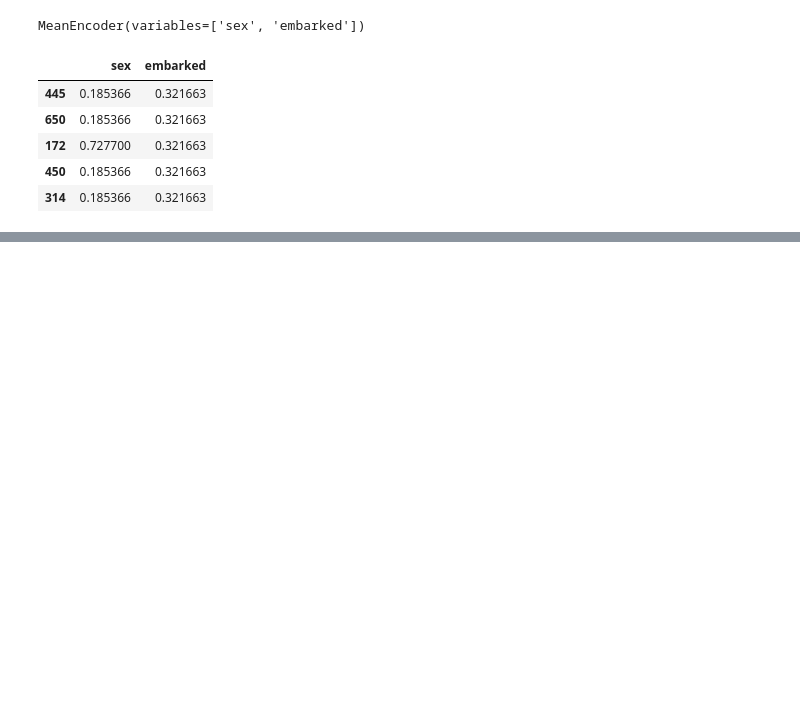
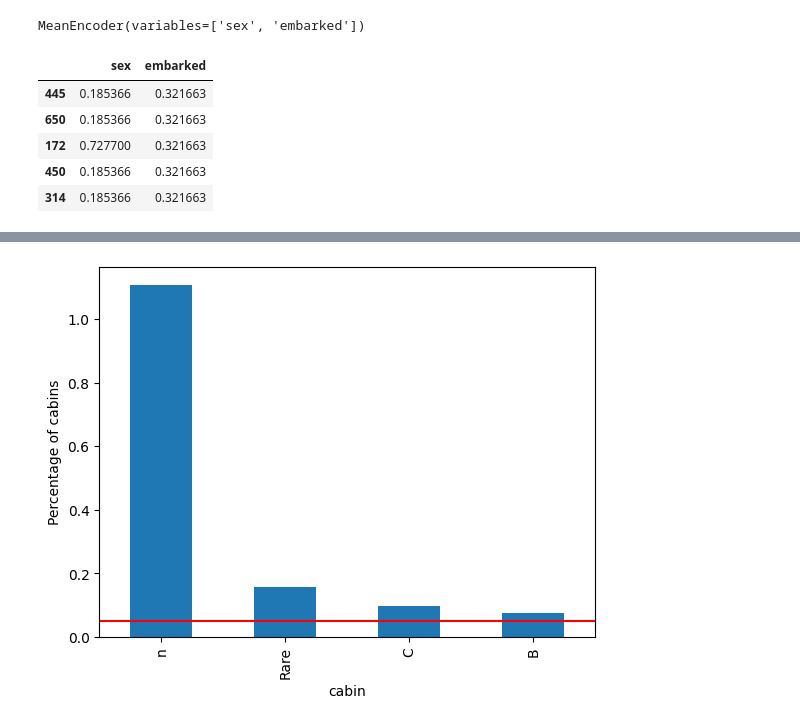
Before and after one commit to kar137/Machine-Learning-Portfolio, a Jupyter notebook: notebooks/Feature-Engineering/encoding.ipynb, the cells around one changed output, grey strips where cells are left out. Cells and saved outputs as stored; diff of their text form; code cells hidden in the pictures; blank space fills up the shorter version.

```diff
--- a/notebooks/Feature-Engineering/encoding.ipynb
+++ b/notebooks/Feature-Engineering/encoding.ipynb
@@ -466,0 +727,15 @@ X_train.head()
+# %%
+def rare_label_encoding(df, variables, tolerance):
+    rare_cat = find_rare_labels(df, variables, tolerance)
+
+    # re-group rare labels
+    df[variables] = np.where(df[variables].isin(
+        rare_cat), 'Rare', df[variables])
+
+    return df
+
+rare1 = rare_label_encoding(data, 'cabin', 0.05)
+# %%
+display_rare(rare1, 'cabin')
+# %% [output]
+[figure, added]
```
Also changed, not shown: parts of 26 cells of this notebook.
